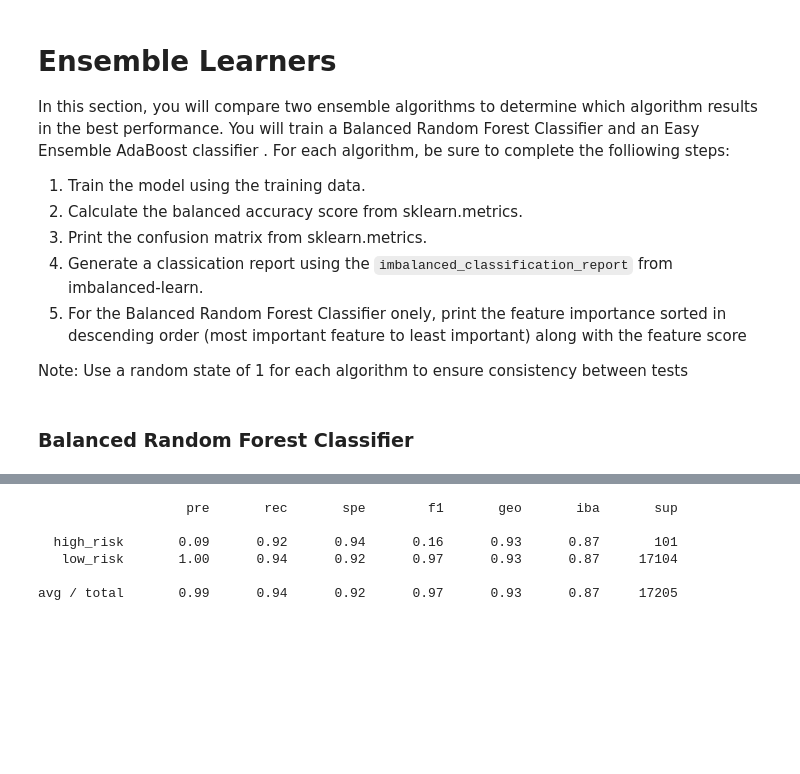
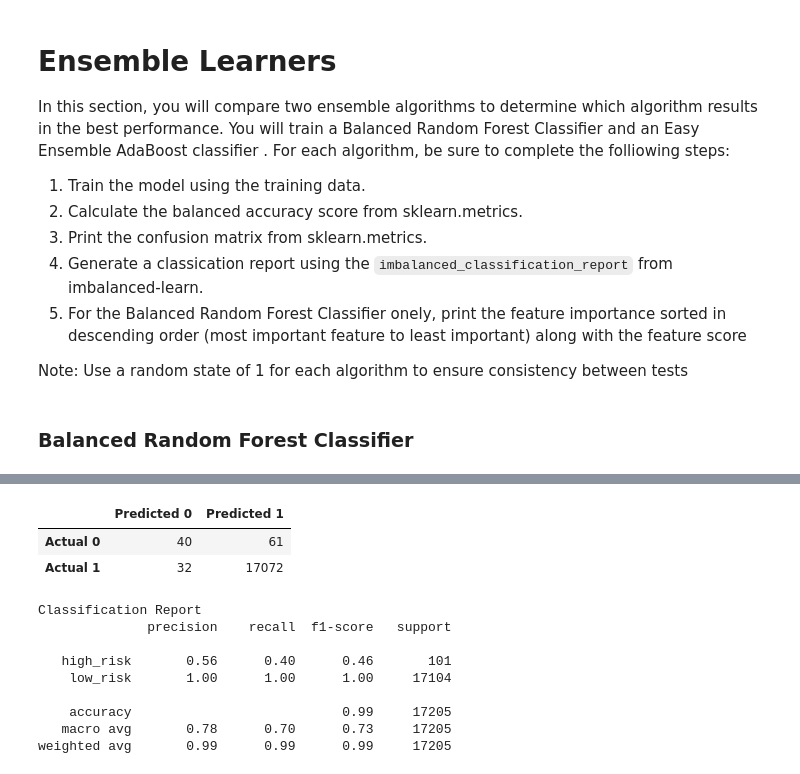
Before and after one commit to russellctaylor/Credit_Risk_Analysis, a Jupyter notebook: credit_risk_ensemble.ipynb, the cells around one changed output, grey strips where cells are left out. Saved outputs shown, nothing was run; the diff lists cells and outputs as text; code cells hidden in the pictures; blank space fills up the shorter version.

```diff
--- a/credit_risk_ensemble.ipynb
+++ b/credit_risk_ensemble.ipynb
@@ -272,0 +338,6 @@ array([[   93,     8],
+# %%
+classifier = GradientBoostingClassifier(n_estimators=50,
+   learning_rate=0.5, max_features=10, max_depth=3, random_state=1)
+
+classifier.fit(X_train_scaled, y_train)
+predictions = classifier.predict(X_test_scaled)
@@ -273,10 +355,29 @@ array([[   93,     8],
+# %%
+# Display the confusion matrix
+# YOUR CODE HERE
+cm = confusion_matrix(y_test, predictions)
+cm_df = pd.DataFrame(
+    cm, index=["Actual 0", "Actual 1"],
+    columns=["Predicted 0", "Predicted 1"]
+)
+
+# Displaying results
+display(cm_df)
+# %% [output]
+|  | Predicted 0 | Predicted 1 |
+| Actual 0 | 40 | 61 |
+| Actual 1 | 32 | 17072 |
 # %%
 # Print the imbalanced classification report
-# YOUR CODE HERE
+print("Classification Report")
+print(classification_report(y_test, predictions))
 # %% [output]
-                   pre       rec       spe        f1       geo       iba       sup
+Classification Report
+              precision    recall  f1-score   support
 
-  high_risk       0.09      0.92      0.94      0.16      0.93      0.87       101
-   low_risk       1.00      0.94      0.92      0.97      0.93      0.87     17104
+   high_risk       0.56      0.40      0.46       101
+    low_risk       1.00      1.00      1.00     17104
 
-avg / total       0.99      0.94      0.92      0.97      0.93      0.87     17205
+    accuracy                           0.99     17205
+   macro avg       0.78      0.70      0.73     17205
+weighted avg       0.99      0.99      0.99     17205
```
Also changed, not shown: parts of 15 cells of this notebook.
